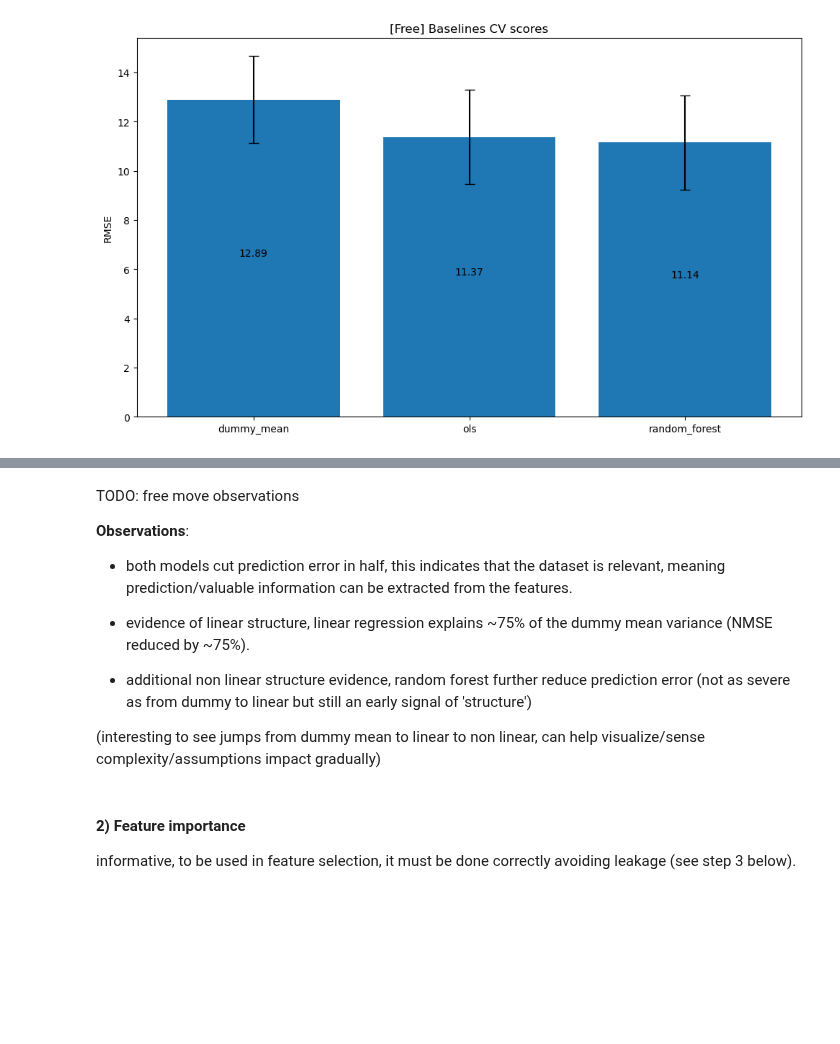
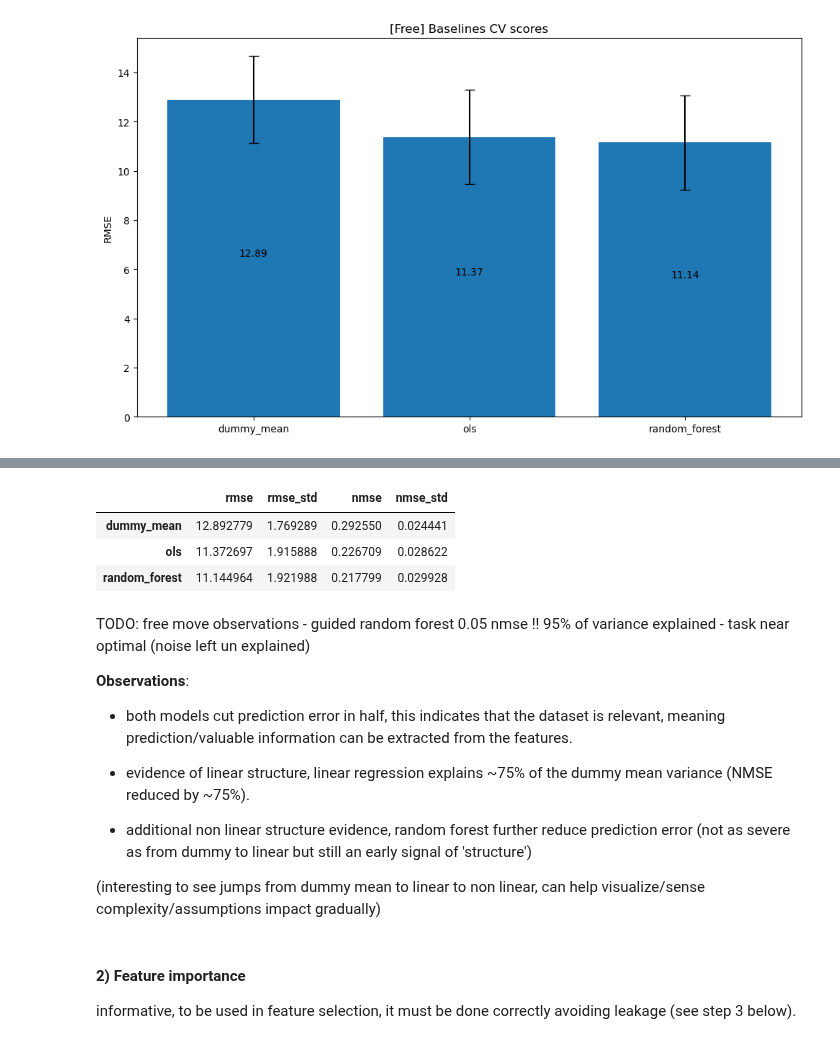
Before and after one commit to ULB-INFO-F-422/pose-estimation-from-emg-signal-team-2, a Jupyter notebook: project.ipynb, the cells around one changed output, grey strips where cells are left out. Cells and saved outputs as stored; diff of their text form; code cells hidden in the pictures; blank space fills up the shorter version.

```diff
--- a/project.ipynb
+++ b/project.ipynb
@@ -383,5 +395,12 @@ plot_cv_results(baselines_cv_df_f, title="[Free] Baselines CV scores")
+# %%
+baselines_cv_df_f
+# %% [output]
+|  | rmse | rmse_std | nmse | nmse_std |
+| dummy_mean | 12.892779 | 1.769289 | 0.292550 | 0.024441 |
+| ols | 11.372697 | 1.915888 | 0.226709 | 0.028622 |
+| random_forest | 11.144964 | 1.921988 | 0.217799 | 0.029928 |
 # %% [markdown]
-TODO: free move observations
+TODO: free move observations - guided random forest 0.05 nmse !! 95% of variance explained - task near optimal (noise left un explained)
 
 __Observations__:
 
```
Also changed, not shown: parts of 13 cells of this notebook.
